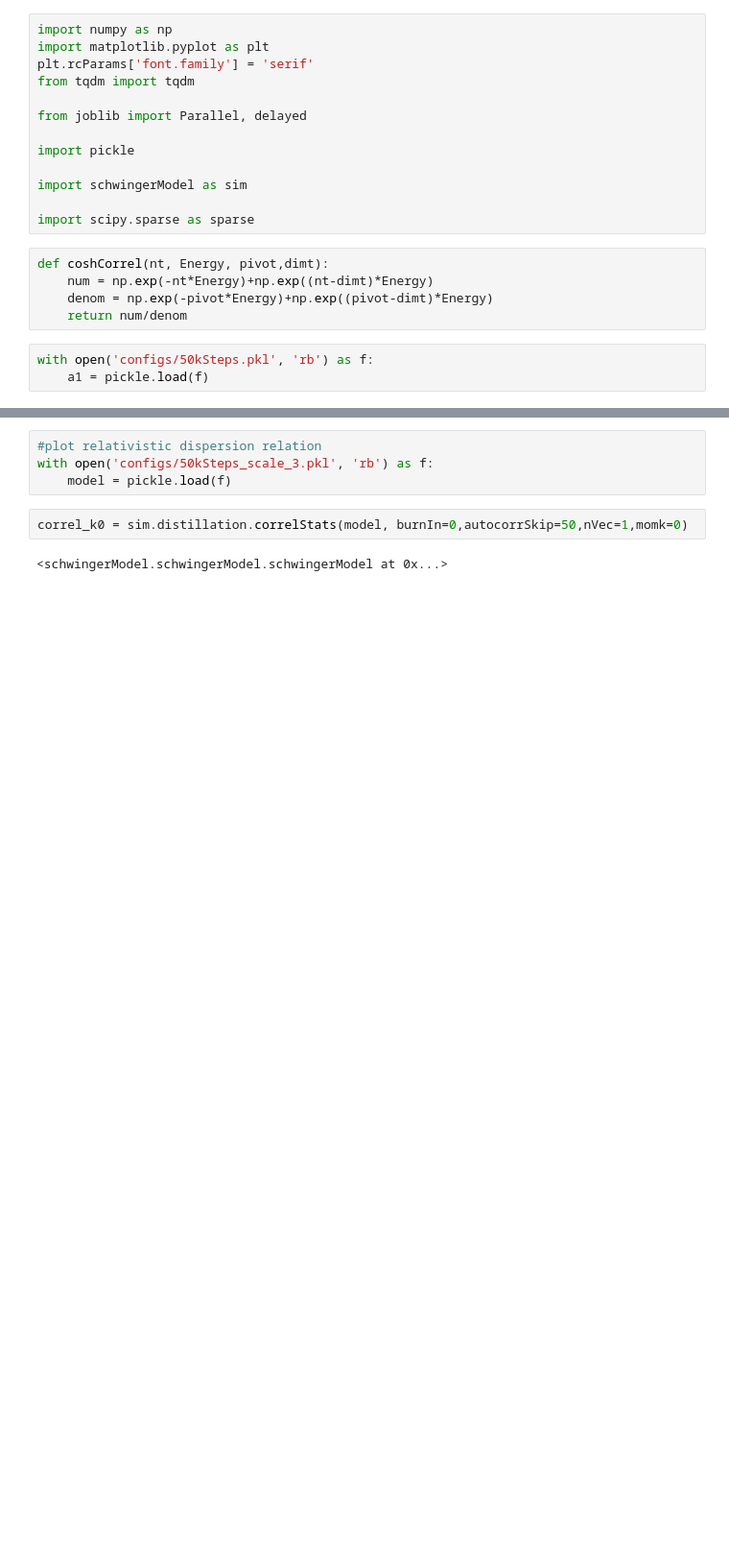
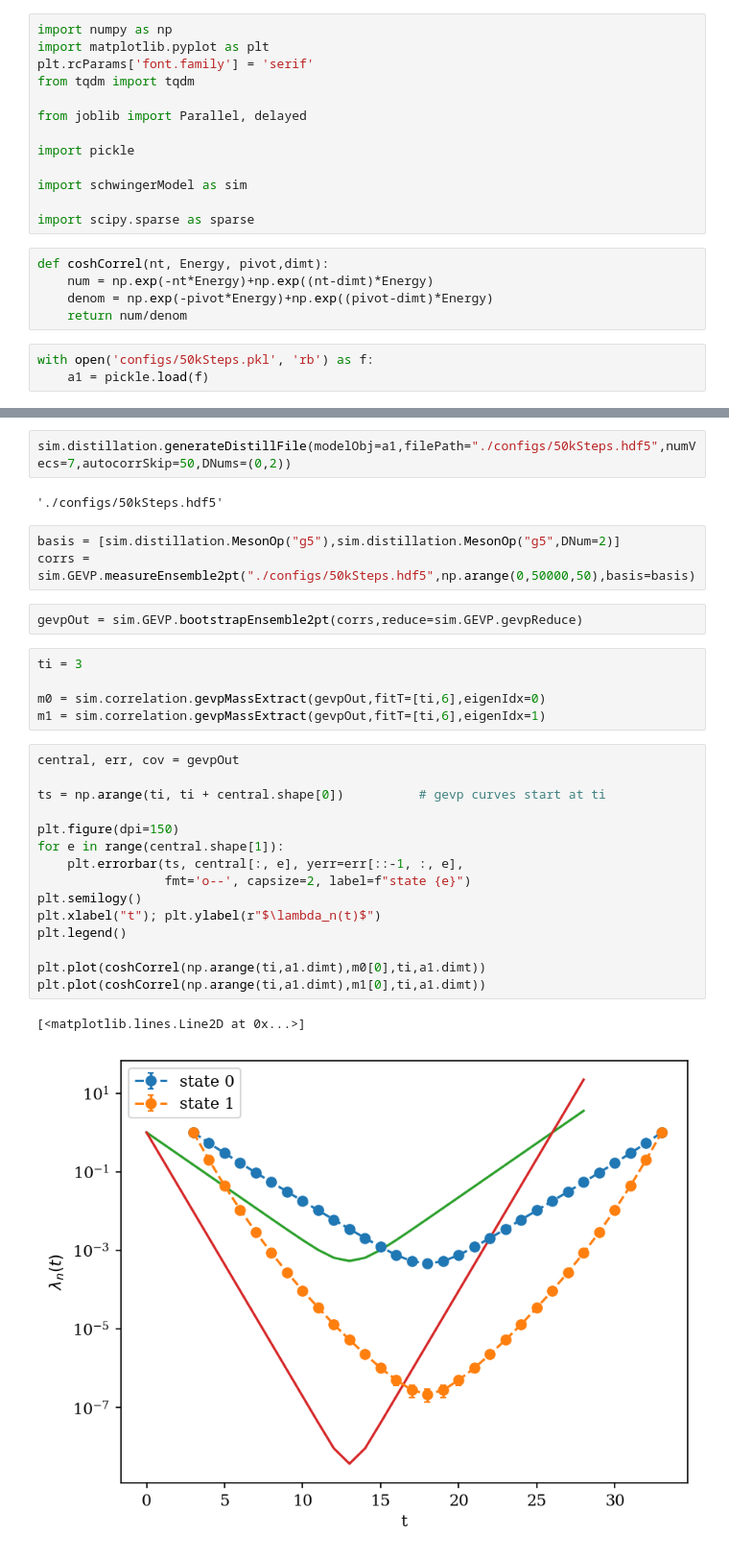
Before and after one commit to wurdahl/schwingerModel, a Jupyter notebook: distillation.ipynb, the cells around one changed output, grey strips where cells are left out. Shown at 96% size. Drawn from its saved outputs; the diff is of its cells as text; blank space fills up the shorter version.

Commit message:
overhaul distillation

```diff
--- a/distillation.ipynb
+++ b/distillation.ipynb
@@ -64,8 +22,32 @@ plt.axhline(fitMass8[0])
-# %%
-#plot relativistic dispersion relation
-with open('configs/50kSteps_scale_3.pkl', 'rb') as f:
-    model = pickle.load(f)
-# %%
-correl_k0 = sim.distillation.correlStats(model, burnIn=0,autocorrSkip=50,nVec=1,momk=0)
-# %% [output]
-<schwingerModel.schwingerModel.schwingerModel at 0x...>
+# %%
+sim.distillation.generateDistillFile(modelObj=a1,filePath="./configs/50kSteps.hdf5",numVecs=7,autocorrSkip=50,DNums=(0,2))
+# %% [output]
+'./configs/50kSteps.hdf5'
+# %%
+basis = [sim.distillation.MesonOp("g5"),sim.distillation.MesonOp("g5",DNum=2)]
+corrs = sim.GEVP.measureEnsemble2pt("./configs/50kSteps.hdf5",np.arange(0,50000,50),basis=basis)
+# %%
+gevpOut = sim.GEVP.bootstrapEnsemble2pt(corrs,reduce=sim.GEVP.gevpReduce)
+# %%
+ti = 3
+
+m0 = sim.correlation.gevpMassExtract(gevpOut,fitT=[ti,6],eigenIdx=0)
+m1 = sim.correlation.gevpMassExtract(gevpOut,fitT=[ti,6],eigenIdx=1)
+# %%
+central, err, cov = gevpOut
+
+ts = np.arange(ti, ti + central.shape[0])          # gevp curves start at ti
+
+plt.figure(dpi=150)
+for e in range(central.shape[1]):
+    plt.errorbar(ts, central[:, e], yerr=err[::-1, :, e],
+                 fmt='o--', capsize=2, label=f"state {e}")
+plt.semilogy()
+plt.xlabel("t"); plt.ylabel(r"$\lambda_n(t)$")
+plt.legend()
+
+plt.plot(coshCorrel(np.arange(ti,a1.dimt),m0[0],ti,a1.dimt))
+plt.plot(coshCorrel(np.arange(ti,a1.dimt),m1[0],ti,a1.dimt))
+# %% [output]
+[<matplotlib.lines.Line2D at 0x...>]
+[figure, added]
```
Also changed, not shown: parts of 6 cells of this notebook, 6 other files.
